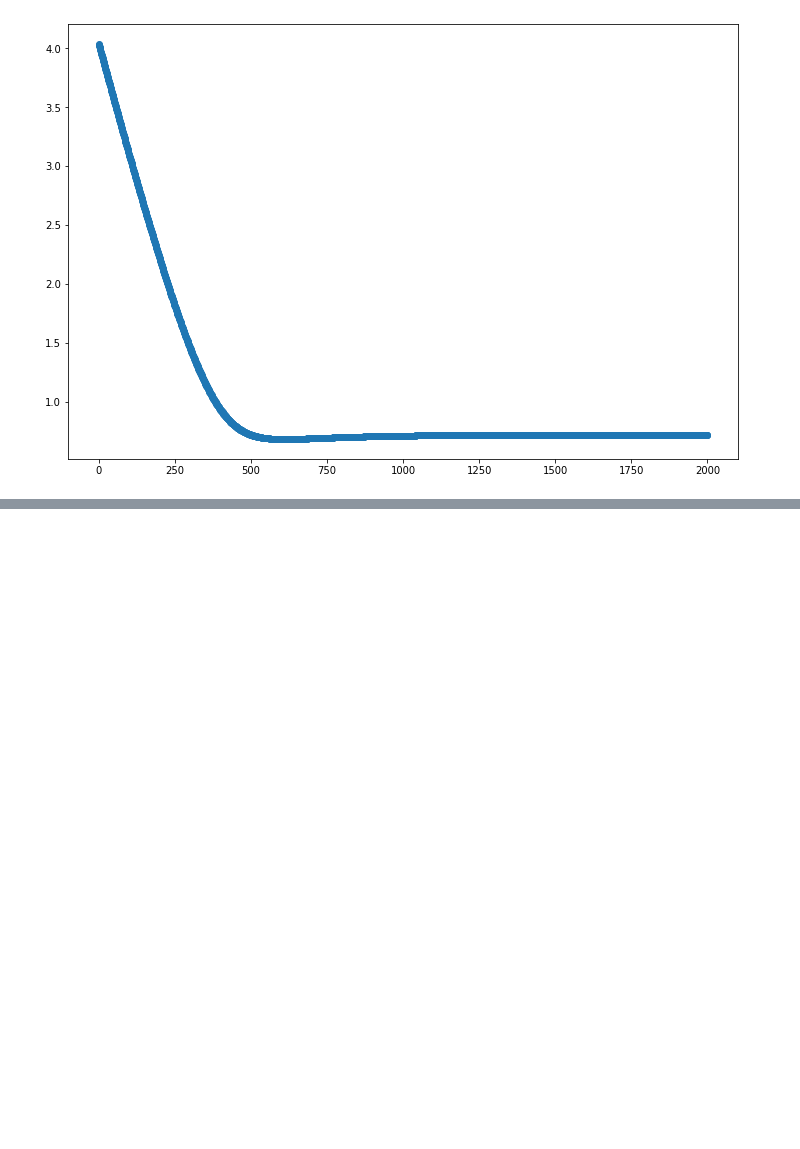
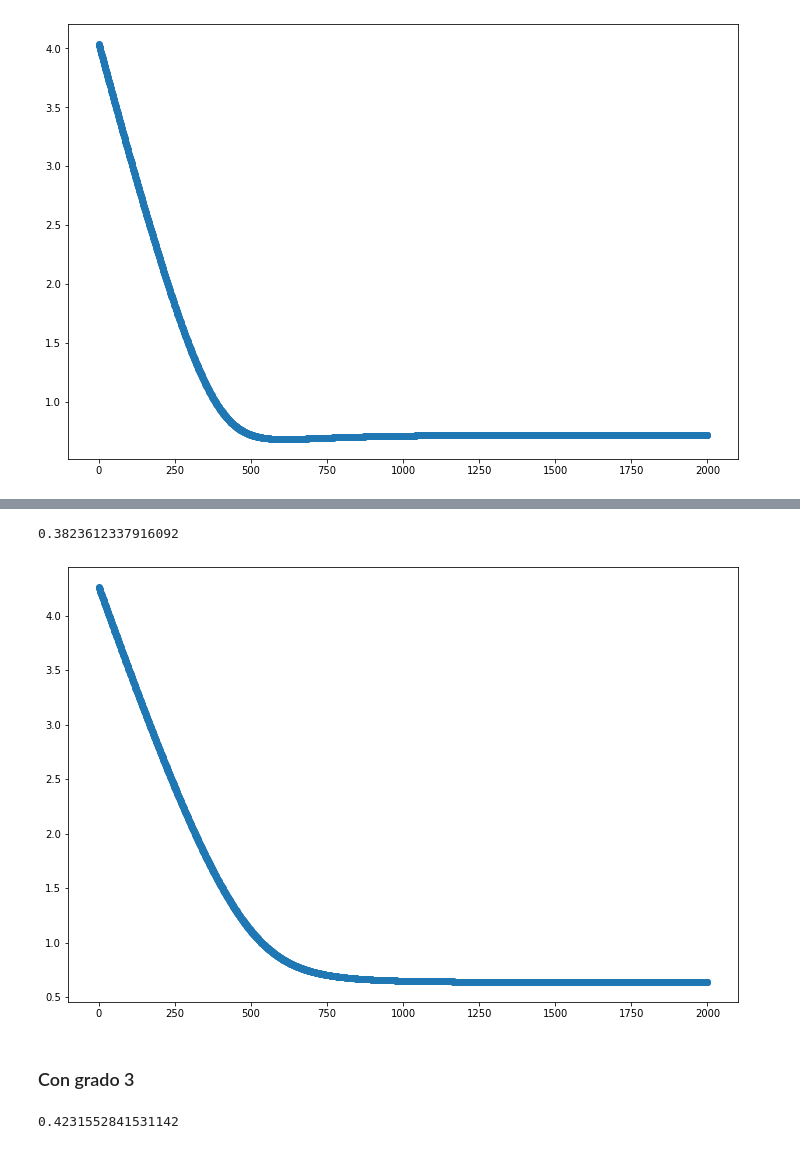
Before and after one commit to hwalter734/LAB6-EOML, a Jupyter notebook: lab6-Walter-20180006.ipynb, the cells around one changed output, grey strips where cells are left out. Saved outputs shown, nothing was run; the diff lists cells and outputs as text; code cells hidden in the pictures; blank space fills up the shorter version.

```diff
--- a/lab6-Walter-20180006.ipynb
+++ b/lab6-Walter-20180006.ipynb
@@ -157,0 +177,26 @@ plt.show()
+# %%
+xtrain2 = elegir_grado(xtrain, 2)
+xtest2 = elegir_grado(xtest, 2)
+m, n =  xtrain2.shape
+theta = np.full((1,n), 0.5)
+J, acc, arr_theta = predict(xtrain2, ytrain, theta, learning_rate=0.000001)
+valor_h(xtrain2, xtest2, arr_theta)
+# %% [output]
+0.3823612337916092
+# %%
+plt.figure(figsize = (12, 8))
+plt.scatter(range(0, len(J)), J)
+plt.show()
+# %% [output]
+[figure, added]
+# %% [markdown]
+### Con grado 3
+# %%
+xtrain3 = elegir_grado(xtrain, 3)
+xtest3 = elegir_grado(xtest, 3)
+m, n =  xtrain3.shape
+theta = np.full((1,n), 0.5)
+J, acc, arr_theta = predict(xtrain3, ytrain, theta, learning_rate=0.00001)
+valor_h(xtrain3, xtest3, arr_theta)
+# %% [output]
+0.4231552841531142
```
Also changed, not shown: parts of 25 cells of this notebook.
